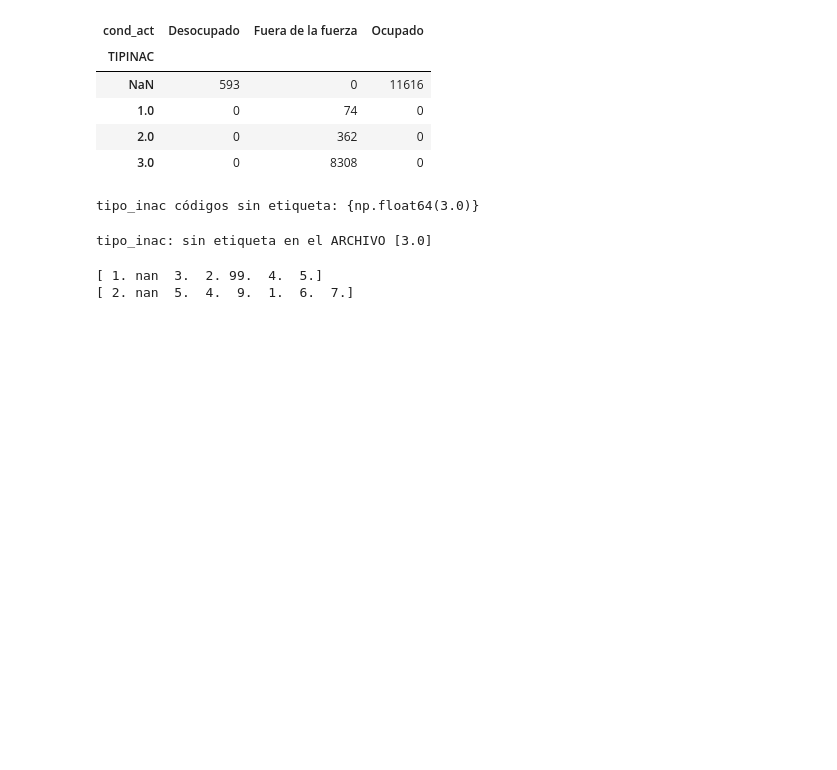
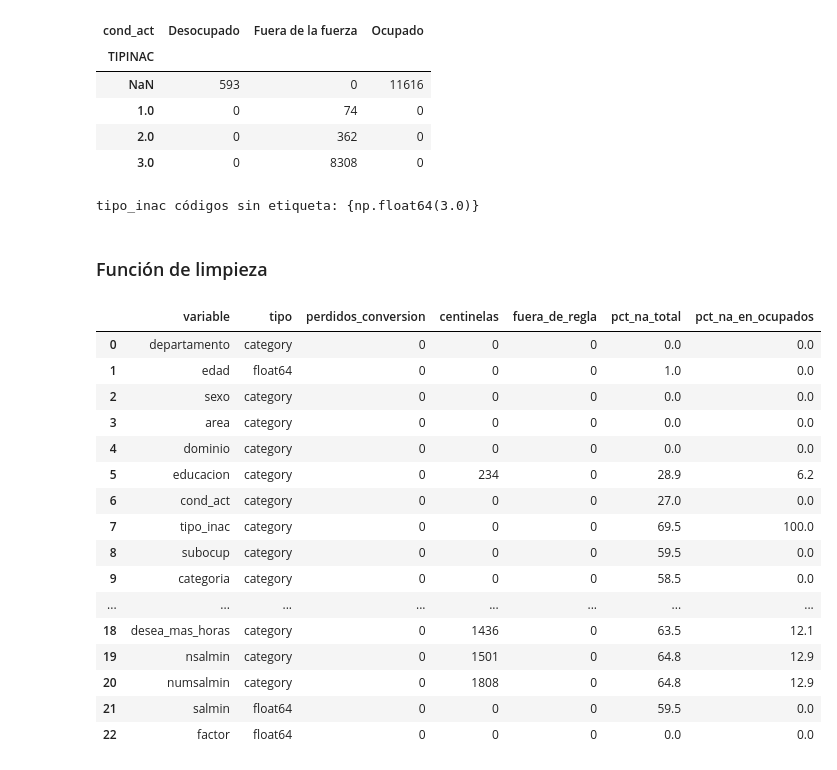
Before and after one commit to hakaiso/proyecto1-ehpm-desempleo, a Jupyter notebook: notebooks/limpieza-portafolio-2025.ipynb, the cells around one changed output. Drawn from its saved outputs; the diff is of its cells as text; code cells hidden in the pictures; blank space fills up the shorter version.

```diff
--- a/notebooks/limpieza-portafolio-2025.ipynb
+++ b/notebooks/limpieza-portafolio-2025.ipynb
@@ -248,38 +248,5 @@ for c, orig in COLS.items():
             print(c, 'códigos sin etiqueta:', sin_etiqueta)
 # %% [output]
 tipo_inac códigos sin etiqueta: {np.float64(3.0)}
-# %%
-for c in ["edad", "horas_principal", "ytraop", "ytraos", "ytrab", "salmin", "factor"]:
-    base[c] = pd.to_numeric(crudo[c], errors="coerce")
-
-for c, mapa in etiquetas.items():
-    orden = pd.CategoricalDtype(list(mapa.values()))
-    base[c] = crudo[c].map(mapa).astype(orden)
-# %%
-for c in base.columns:
-    antes, despues = crudo[c].isna().sum(), base[c].isna().sum()
-    if antes != despues:
-        print(f"{c}: vacíos antes {antes} → después {despues}")
-# %%
-for c in etiquetas:
-    en_datos = {float(x) for x in crudo[c].dropna().unique()}
-    en_meta  = {float(x) for x in meta.variable_value_labels.get(COLS[c], {})}
-    en_dicc  = {float(x) for x in etiquetas[c]}
-    if en_datos - en_dicc:
-        print(f"{c}: sin etiqueta en TU diccionario {sorted(en_datos - en_dicc)}")
-    if en_datos - en_meta:
-        print(f"{c}: sin etiqueta en el ARCHIVO {sorted(en_datos - en_meta)}")
-# %% [output]
-tipo_inac: sin etiqueta en el ARCHIVO [3.0]
-# %%
-#print(base["horas"].unique())          # array con los valores distintos
-#print(base["horas"].value_counts())   # cada valor con su frecuencia, de mayor a menor
-print(base["nsalmin"].unique())
-#print(base["nsalmin"].value_counts())
-#print(base["salmin"].unique())
-#print(base["salmin"].value_counts())
-print(df["NUMSALMIN"].unique())
-#print(df["NUMSALMIN"].value_counts())
-# %% [output]
-[ 1. nan  3.  2. 99.  4.  5.]
-[ 2. nan  5.  4.  9.  1.  6.  7.]
+# %% [markdown]
+### Función de limpieza
@@ -285,0 +313,23 @@ print(df["NUMSALMIN"].unique())
+# %%
+#---------------------------- Generar base limpia y reporte-------------------------------#
+
+base_limpia, reporte = limpiar(base, crudo)
+reporte
+# %% [output]
+|  | variable | tipo | perdidos_conversion | centinelas | fuera_de_regla | pct_na_total | pct_na_en_ocupados |
+| 0 | departamento | category | 0 | 0 | 0 | 0.0 | 0.0 |
+| 1 | edad | float64 | 0 | 0 | 0 | 1.0 | 0.0 |
+| 2 | sexo | category | 0 | 0 | 0 | 0.0 | 0.0 |
+| 3 | area | category | 0 | 0 | 0 | 0.0 | 0.0 |
+| 4 | dominio | category | 0 | 0 | 0 | 0.0 | 0.0 |
+| 5 | educacion | category | 0 | 234 | 0 | 28.9 | 6.2 |
+| 6 | cond_act | category | 0 | 0 | 0 | 27.0 | 0.0 |
+| 7 | tipo_inac | category | 0 | 0 | 0 | 69.5 | 100.0 |
+| 8 | subocup | category | 0 | 0 | 0 | 59.5 | 0.0 |
+| 9 | categoria | category | 0 | 0 | 0 | 58.5 | 0.0 |
+| ... | ... | ... | ... | ... | ... | ... | ... |
+| 18 | desea_mas_horas | category | 0 | 1436 | 0 | 63.5 | 12.1 |
+| 19 | nsalmin | category | 0 | 1501 | 0 | 64.8 | 12.9 |
+| 20 | numsalmin | category | 0 | 1808 | 0 | 64.8 | 12.9 |
+| 21 | salmin | float64 | 0 | 0 | 0 | 59.5 | 0.0 |
+| 22 | factor | float64 | 0 | 0 | 0 | 0.0 | 0.0 |
```
Also changed, not shown: parts of 16 cells of this notebook, 8 other files.
